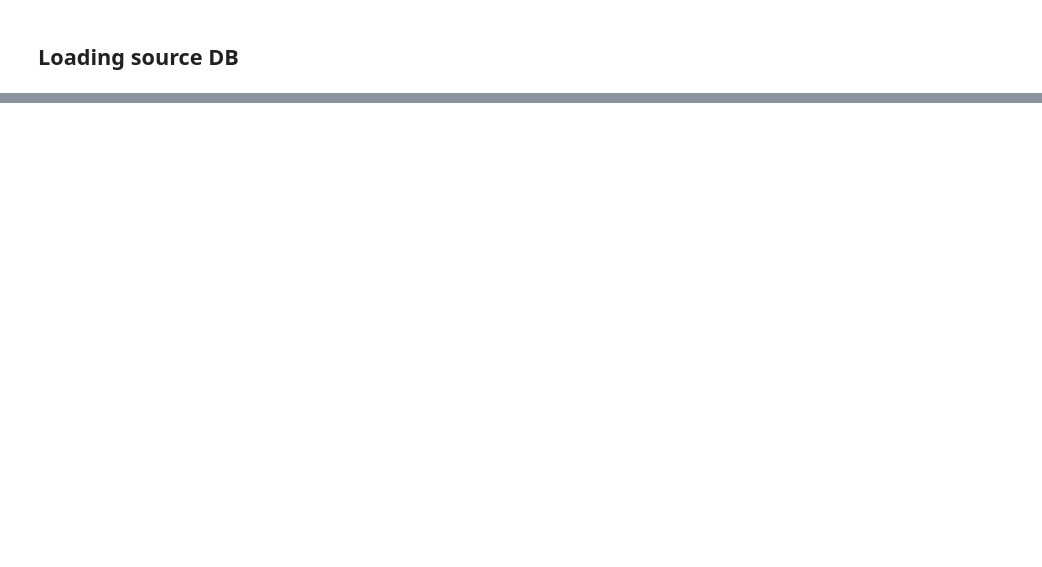
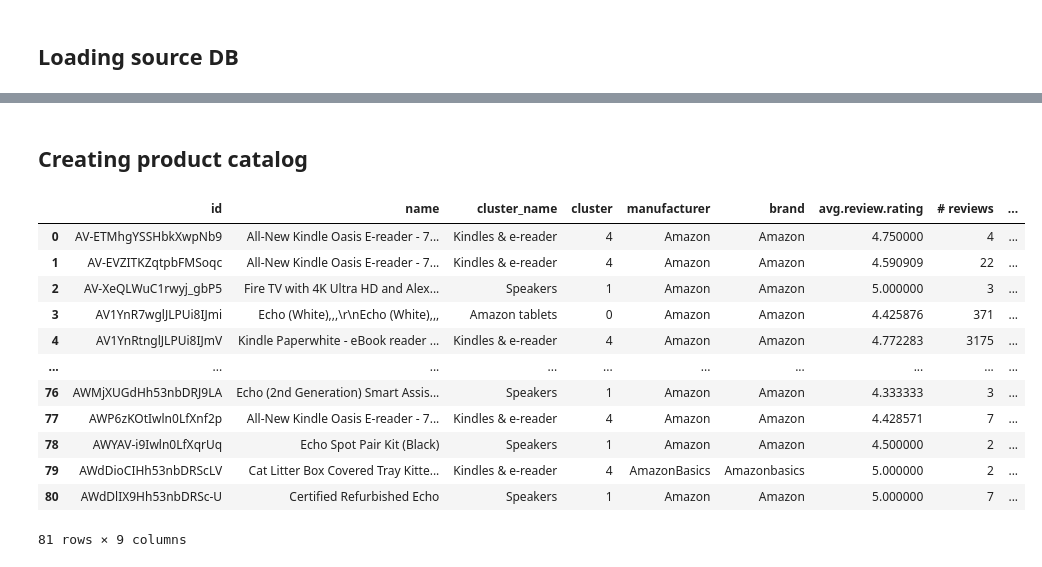
Before and after one commit to Aurlamb/Project-Review-Aggregator, a Jupyter notebook: Summarizer_main.ipynb, the cells around one changed output, grey strips where cells are left out. Cells and saved outputs as stored; diff of their text form; code cells hidden in the pictures; blank space fills up the shorter version.

```diff
--- a/Summarizer_main.ipynb
+++ b/Summarizer_main.ipynb
@@ -61,0 +64,2 @@ NameError: name 'Path' is not defined
+# %% [markdown]
+## Creating product catalog
@@ -61,0 +79,78 @@ NameError: name 'Path' is not defined
+# %%
+# Catalog generator for listing product and classifying by best or worst
+import pandas as pd
+import ast
+
+# Function to calculate average sentiment based on sentiment details
+def calculate_avg_sentiment(sentiment_details):
+    """
+    Calculate average sentiment from sentiment details in the form of
+    "{'label': 'POS', 'probas': {'NEG': ..., 'NEU': ..., 'POS': ...}}"
+    """
+    sentiment_scores = []
+
+    for detail in sentiment_details:
+        if pd.notnull(detail):  # Check for non-null values
+            # Convert the string representation to a dictionary
+            detail_dict = ast.literal_eval(detail)
+            probas = detail_dict.get('probas', {})
+            # Calculate sentiment score: POS = 1, NEU = 0, NEG = -1
+            sentiment_score = probas.get('POS', 0) - probas.get('NEG', 0)
+            sentiment_scores.append(sentiment_score)
+
+    # Return the average sentiment score
+    return sum(sentiment_scores) / len(sentiment_scores) if sentiment_scores else 0
+
+# Build the catalog DataFrame
+def build_catalog(df_reviews):
+    """
+    Build the catalog DataFrame using the aggregated data from the reviews DataFrame.
+    """
+    # Group by 'id' to aggregate data for each unique product
+    catalog = df_reviews.groupby('id').agg({
+        'name': 'first',  # Assuming each product has a unique name
+        'cluster_name': 'first',  # Assuming cluster_name is a column in df_reviews
+        'cluster' : 'first',
+        'manufacturer': 'first',
+        'brand': 'first',
+        'reviews.rating': 'mean',  # Average rating for the product
+        'title sentiment details': list,  # Collect all title sentiment details
+        'review sentiment details': list,  # Collect all review sentiment details
+        'id': 'count'  # Count the number of reviews for each product
+    }).rename(columns={'id': '# reviews'}).reset_index()
+
+    # Rename columns
+    catalog.rename(columns={'reviews.rating': 'avg.review.rating'}, inplace=True)
+
+    # Calculate avg.sentiment.detail using title and review sentiment details
+    catalog['avg.sentiment.detail'] = catalog.apply(
+        lambda row: (
+            calculate_avg_sentiment(row['title sentiment details']) + calculate_avg_sentiment(row['review sentiment details'])
+        ) / 2,
+        axis=1
+    )
+
+    # Drop intermediate sentiment columns if no longer needed
+    catalog.drop(columns=['title sentiment details', 'review sentiment details'], inplace=True)
+
+    return catalog
+
+# Assuming df_reviews is your DataFrame
+catalog = build_catalog(df_reviews)
+
+# Display the first few rows of the catalog
+catalog.head(100)
+# %% [output]
+|  | id | name | cluster_name | cluster | manufacturer | brand | avg.review.rating | # reviews | ... |
+| 0 | AV-ETMhgYSSHbkXwpNb9 | All-New Kindle Oasis E-reader - 7... | Kindles & e-reader | 4 | Amazon | Amazon | 4.750000 | 4 | ... |
+| 1 | AV-EVZITKZqtpbFMSoqc | All-New Kindle Oasis E-reader - 7... | Kindles & e-reader | 4 | Amazon | Amazon | 4.590909 | 22 | ... |
+| 2 | AV-XeQLWuC1rwyj_gbP5 | Fire TV with 4K Ultra HD and Alex... | Speakers | 1 | Amazon | Amazon | 5.000000 | 3 | ... |
+| 3 | AV1YnR7wglJLPUi8IJmi | Echo (White),,,\r\nEcho (White),,, | Amazon tablets | 0 | Amazon | Amazon | 4.425876 | 371 | ... |
+| 4 | AV1YnRtnglJLPUi8IJmV | Kindle Paperwhite - eBook reader ... | Kindles & e-reader | 4 | Amazon | Amazon | 4.772283 | 3175 | ... |
+| ... | ... | ... | ... | ... | ... | ... | ... | ... | ... |
+| 76 | AWMjXUGdHh53nbDRJ9LA | Echo (2nd Generation) Smart Assis... | Speakers | 1 | Amazon | Amazon | 4.333333 | 3 | ... |
+| 77 | AWP6zKOtIwln0LfXnf2p | All-New Kindle Oasis E-reader - 7... | Kindles & e-reader | 4 | Amazon | Amazon | 4.428571 | 7 | ... |
+| 78 | AWYAV-i9Iwln0LfXqrUq | Echo Spot Pair Kit (Black) | Speakers | 1 | Amazon | Amazon | 4.500000 | 2 | ... |
+| 79 | AWdDioCIHh53nbDRScLV | Cat Litter Box Covered Tray Kitte... | Kindles & e-reader | 4 | AmazonBasics | Amazonbasics | 5.000000 | 2 | ... |
+| 80 | AWdDlIX9Hh53nbDRSc-U | Certified Refurbished Echo | Speakers | 1 | Amazon | Amazon | 5.000000 | 7 | ... |
+81 rows × 9 columns
```
Also changed, not shown: parts of 23 cells of this notebook.
